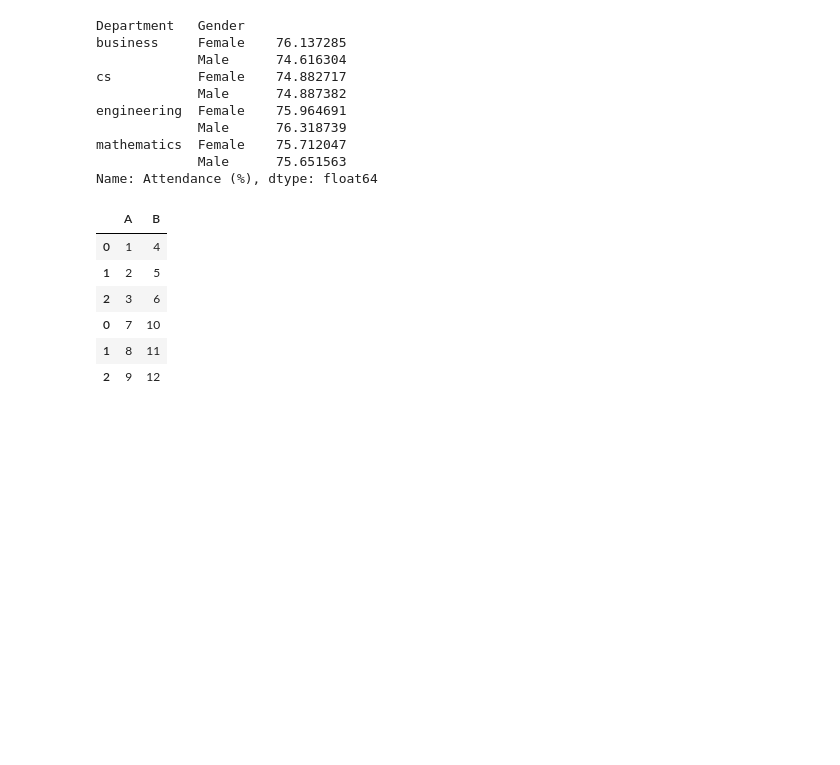
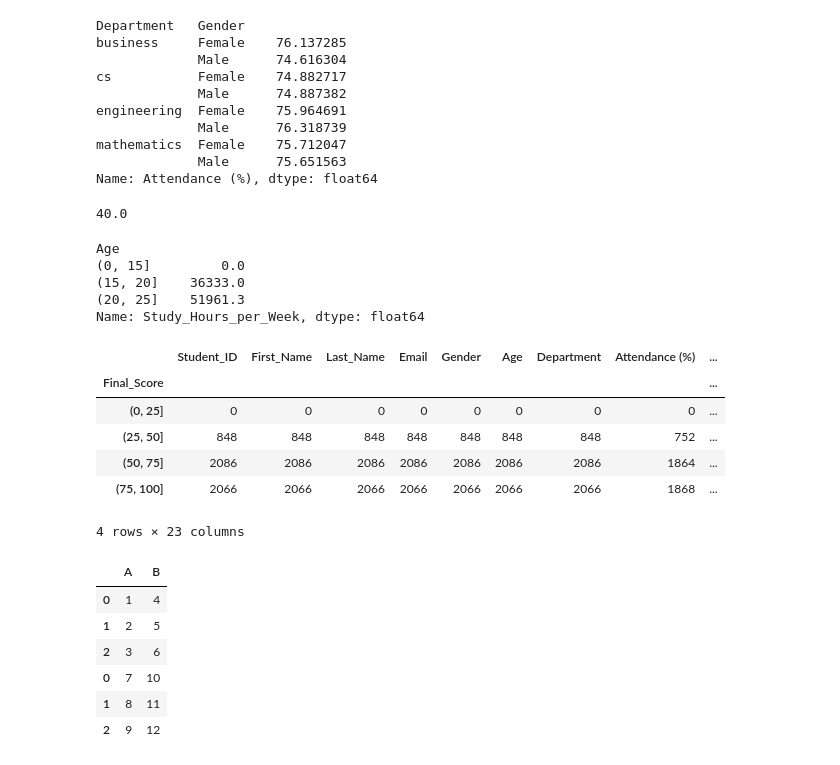
Before and after one commit to tingly-amua/pandas, a Jupyter notebook: pandas-Mwikali.ipynb, the cells around one changed output. Saved outputs shown, nothing was run; the diff lists cells and outputs as text; code cells hidden in the pictures; blank space fills up the shorter version.

Commit message:
groupby assignment- range

```diff
--- a/pandas-Mwikali.ipynb
+++ b/pandas-Mwikali.ipynb
@@ -1058,8 +1052,30 @@ engineering  Female    75.964691
 mathematics  Female    75.712047
              Male      75.651563
 Name: Attendance (%), dtype: float64
+# %%
+df
+min(df['Final_Score'])
+# %% [output]
+40.0
 # %%
 #assignment - groupby by an integer/float column(any integer or float column eg ages) using a range: 15-20, 26-30...
+df.groupby(pd.cut(df['Age'], [0, 15, 20, 25]))['Study_Hours_per_Week'].sum()
+# %% [output]
+Age
+(0, 15]         0.0
+(15, 20]    36333.0
+(20, 25]    51961.3
+Name: Study_Hours_per_Week, dtype: float64
+# %%
+df.groupby(pd.cut(df['Final_Score'], [0, 25, 50, 75,100])).count()
+# %% [output]
+|  | Student_ID | First_Name | Last_Name | Email | Gender | Age | Department | Attendance (%) | ... |
+| Final_Score |  |  |  |  |  |  |  |  | ... |
+| (0, 25] | 0 | 0 | 0 | 0 | 0 | 0 | 0 | 0 | ... |
+| (25, 50] | 848 | 848 | 848 | 848 | 848 | 848 | 848 | 752 | ... |
+| (50, 75] | 2086 | 2086 | 2086 | 2086 | 2086 | 2086 | 2086 | 1864 | ... |
+| (75, 100] | 2066 | 2066 | 2066 | 2066 | 2066 | 2066 | 2066 | 1868 | ... |
+4 rows × 23 columns
 # %%
 #combining dataframes
 #Using Concatenation
```
Also changed, not shown: parts of 2 cells of this notebook.
